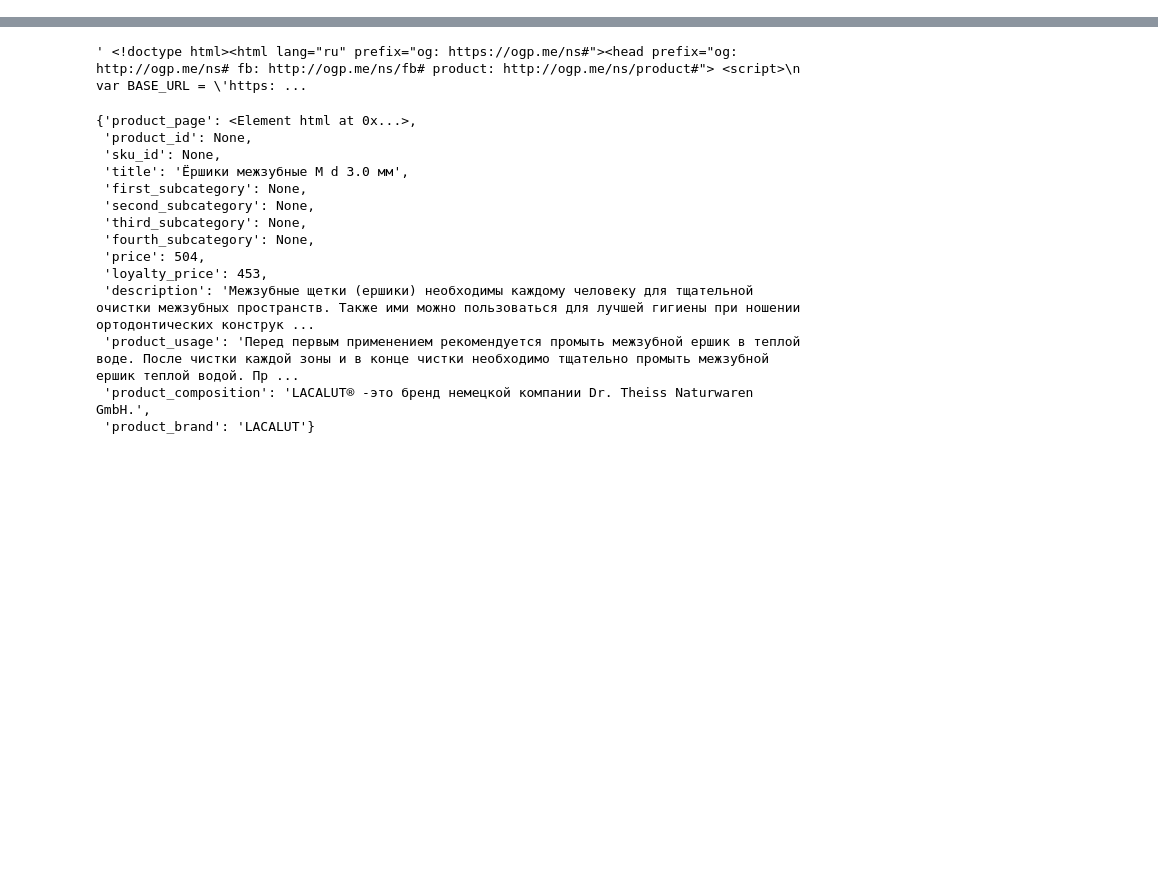
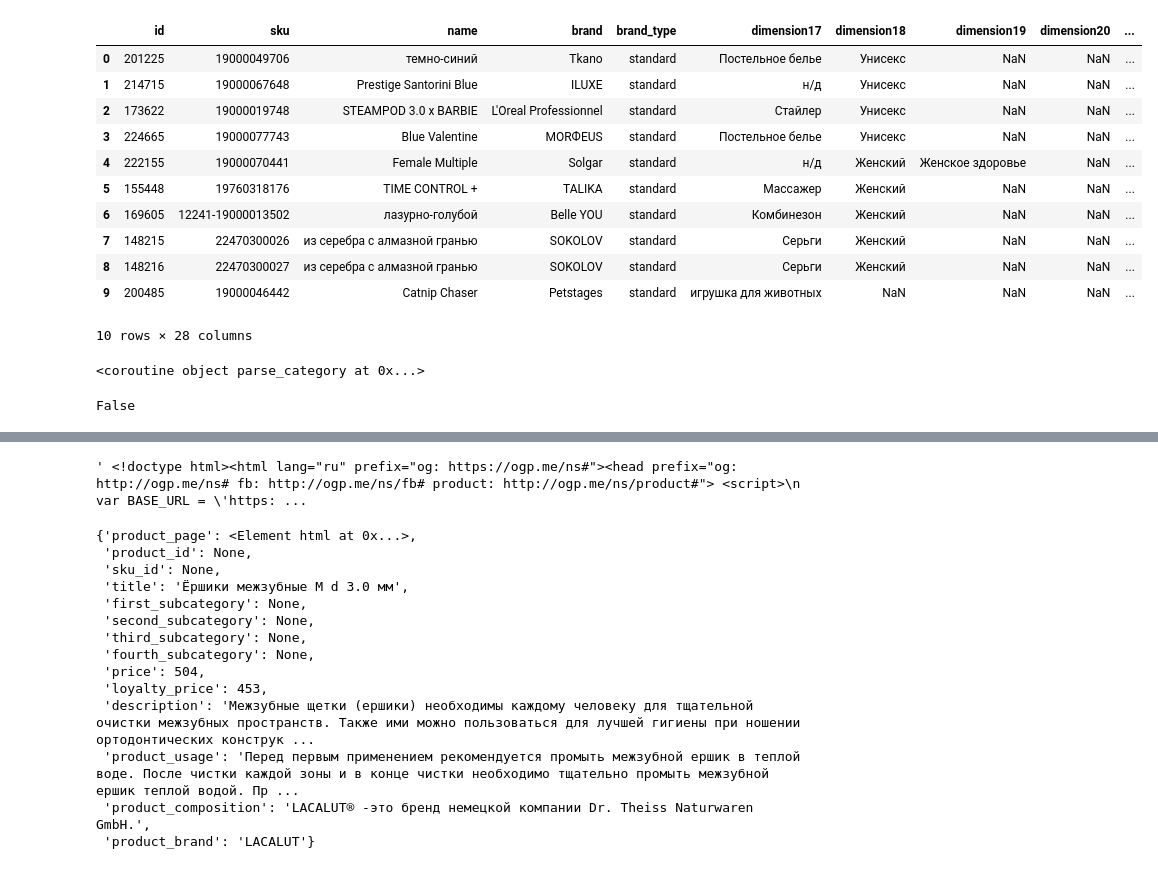
Before and after one commit to versus666jzx/market_recommendations, a Jupyter notebook: crowler.ipynb, the cells around one changed output, grey strips where cells are left out. Drawn from its saved outputs; the diff is of its cells as text; code cells hidden in the pictures; blank space fills up the shorter version.

```diff
--- a/crowler.ipynb
+++ b/crowler.ipynb
@@ -10,0 +253,3 @@ import re
+# %%
+data = pd.read_csv('products.csv')
+data.info()
@@ -11,3 +274,28 @@ import re
+# %%
+data.head(10)
+# %% [output]
+|  | id | sku | name | brand | brand_type | dimension17 | dimension18 | dimension19 | dimension20 | ... |
+| 0 | 201225 | 19000049706 | темно-синий | Tkano | standard | Постельное белье | Унисекс | NaN | NaN | ... |
+| 1 | 214715 | 19000067648 | Prestige Santorini Blue | ILUXE | standard | н/д | Унисекс | NaN | NaN | ... |
+| 2 | 173622 | 19000019748 | STEAMPOD 3.0 x BARBIE | L'Oreal Professionnel | standard | Стайлер | Унисекс | NaN | NaN | ... |
+| 3 | 224665 | 19000077743 | Blue Valentine | MORФEUS | standard | Постельное белье | Унисекс | NaN | NaN | ... |
+| 4 | 222155 | 19000070441 | Female Multiple | Solgar | standard | н/д | Женский | Женское здоровье | NaN | ... |
+| 5 | 155448 | 19760318176 | TIME CONTROL + | TALIKA | standard | Массажер | Женский | NaN | NaN | ... |
+| 6 | 169605 | 12241-19000013502 | лазурно-голубой | Belle YOU | standard | Комбинезон | Женский | NaN | NaN | ... |
+| 7 | 148215 | 22470300026 | из серебра с алмазной гранью | SOKOLOV | standard | Серьги | Женский | NaN | NaN | ... |
+| 8 | 148216 | 22470300027 | из серебра с алмазной гранью | SOKOLOV | standard | Серьги | Женский | NaN | NaN | ... |
+| 9 | 200485 | 19000046442 | Catnip Chaser | Petstages | standard | игрушка для животных | NaN | NaN | NaN | ... |
+10 rows × 28 columns
+# %%
+res
+# %% [output]
+<coroutine object parse_category at 0x...>
+# %%
+res = requests.get('https://goldapple.ru/19000032959-detangling-comb-detangling-dog-grooming-brush-navy-orange').text
+res = etree.HTML(res)
+res.xpath('/html/body/div[1]/main/div/div/section/section[3]/section[2]/section/section[1]/div/ul/li[1]/article/div/section[1]')[0].text is not None
+# %% [output]
+False
 # %%
 def get_sitemats_list(url: str='https://goldapple.ru/sitemap.xml') -> list[str]:
     """
```
Also changed, not shown: parts of 33 cells of this notebook, 1 other file.
